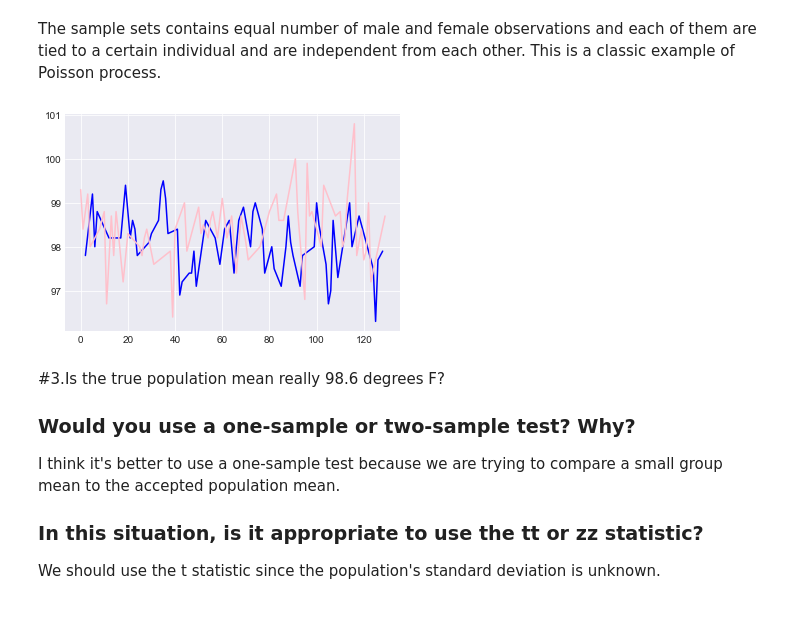
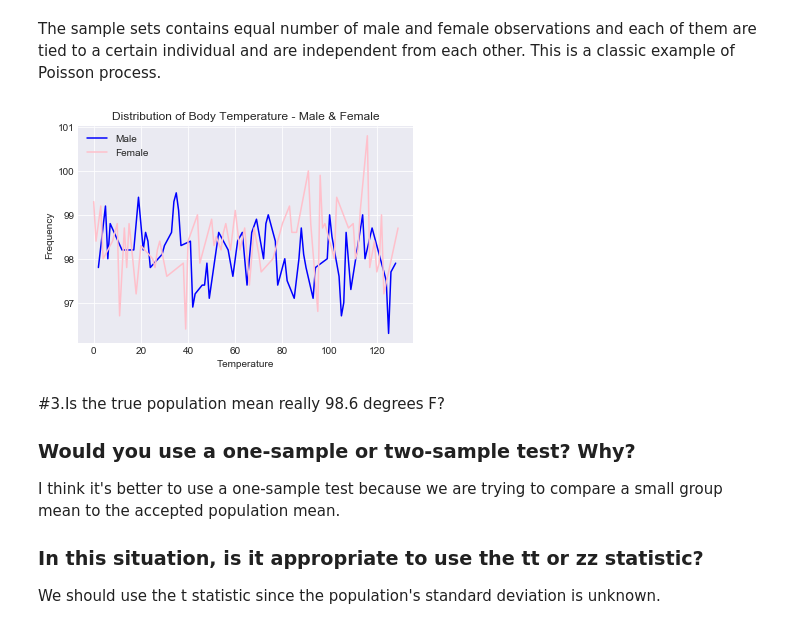
Before and after one commit to KirazG/datascience, a Jupyter notebook: eda_stats_exercises/human_temp/dsi_inferential_statistics_exercise_1.ipynb, the cells around one changed output. Cells and saved outputs as stored; diff of their text form; code cells hidden in the pictures.

```diff
--- a/eda_stats_exercises/human_temp/dsi_inferential_statistics_exercise_1.ipynb
+++ b/eda_stats_exercises/human_temp/dsi_inferential_statistics_exercise_1.ipynb
@@ -127,16 +130,20 @@ The sample sets contains equal number of male and female observations and each o
 # %%
 import matplotlib.pyplot as plt
 import numpy as np
 import seaborn as sns
 
 sns.set_style("darkgrid")
 male = df.loc[df['gender'] == 'M']
 female = df.loc[df['gender'] == 'F']
-plt.plot(male['temperature'],color='blue')
-plt.plot(female['temperature'],color='pink')
+plt.plot(male['temperature'],color='blue',label='Male')
+plt.plot(female['temperature'],color='pink',label='Female')
+_ = plt.xlabel('Temperature')
+_ = plt.ylabel('Frequency')
+_ = plt.title('Distribution of Body Temperature - Male & Female')
+plt.legend()
 plt.show()
 # %% [output]
-[figure, old version]
+[figure, new version]
 # %% [markdown]
 #3.Is the true population mean really 98.6 degrees F?
 
```
Also changed, not shown: parts of 1 cell of this notebook.
